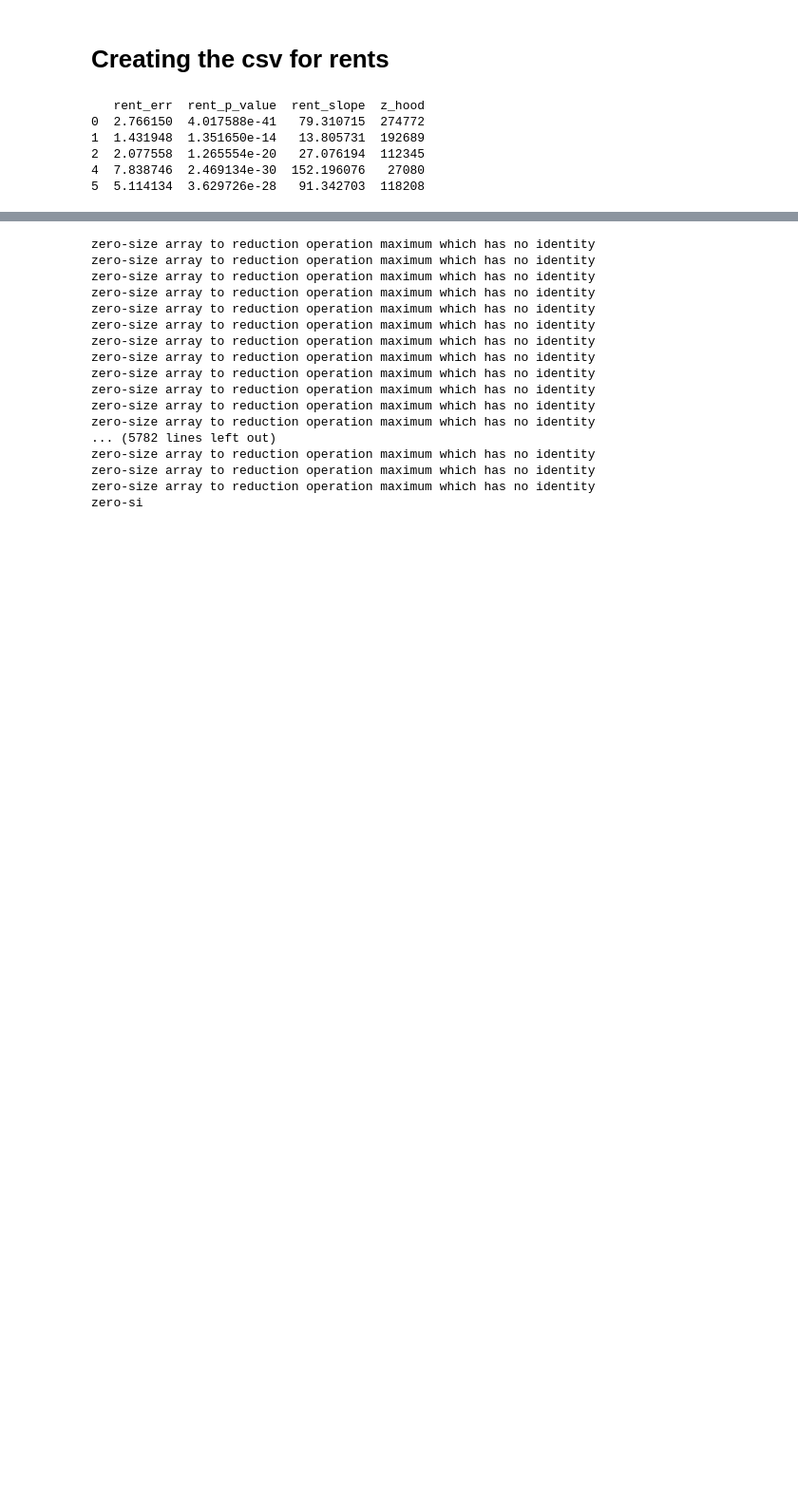
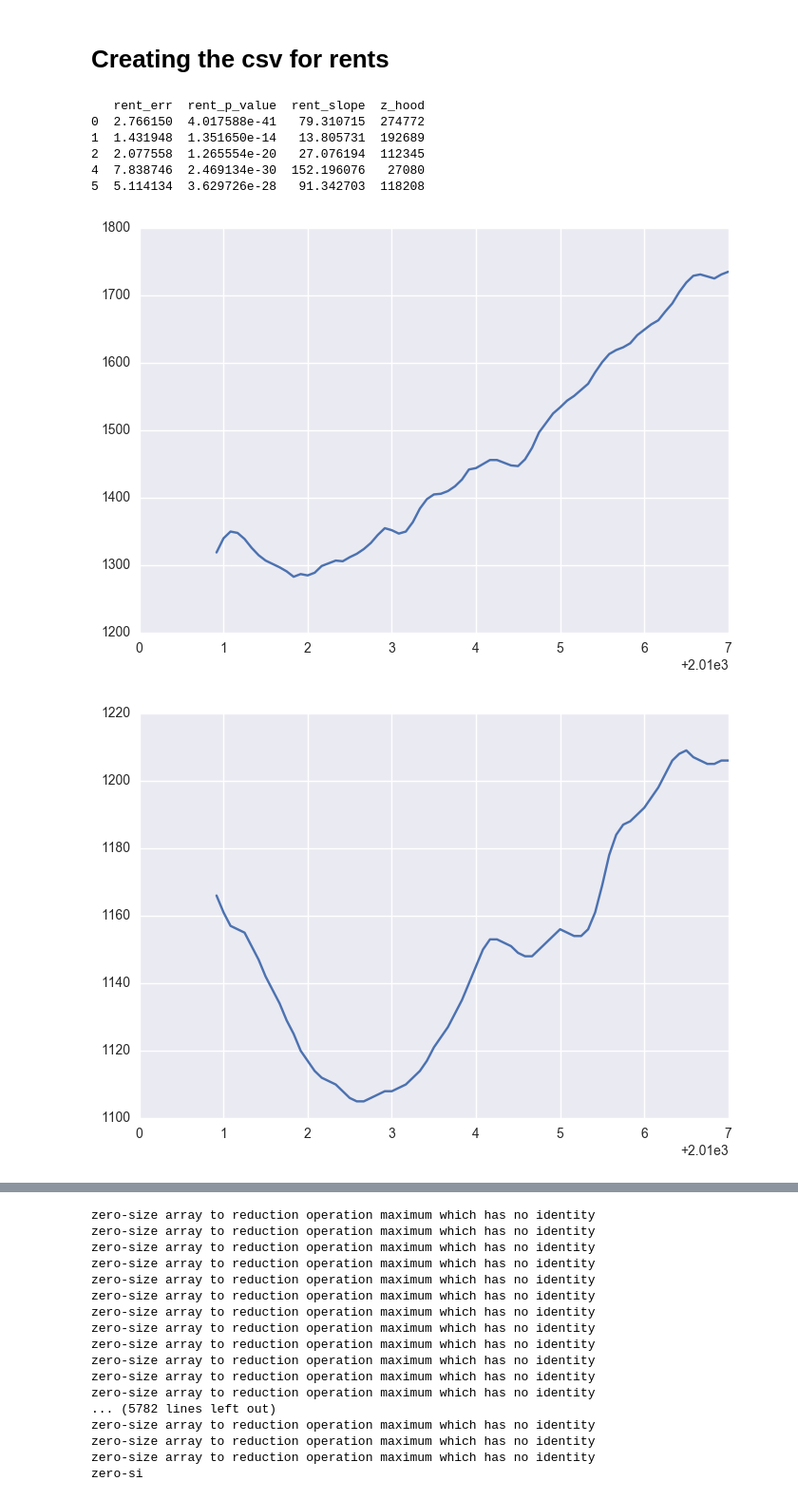
Before and after one commit to zihaoxu/jac_project, a Jupyter notebook: Visualizing time periods of rent data.ipynb, the cells around one changed output, grey strips where cells are left out. Shown at 95% size. Drawn from its saved outputs; the diff is of its cells as text; code cells hidden in the pictures; blank space fills up the shorter version.

```diff
--- a/Visualizing time periods of rent data.ipynb
+++ b/Visualizing time periods of rent data.ipynb
@@ -143,3 +143,11 @@ print (rent_csv.head())
 2  2.077558  1.265554e-20   27.076194  112345
 4  7.838746  2.469134e-30  152.196076   27080
 5  5.114134  3.629726e-28   91.342703  118208
+# %%
+for ids in list(rent_time_series)[:5]:
+    plt.figure()
+    plt.plot( rent_time_series['year'], rent_time_series[ids],label = ids)
+    plt.show()
+# %% [output]
+[figure, added]
+[figure, added]
```
Also changed, not shown: parts of 2 cells of this notebook, 2 other files.
